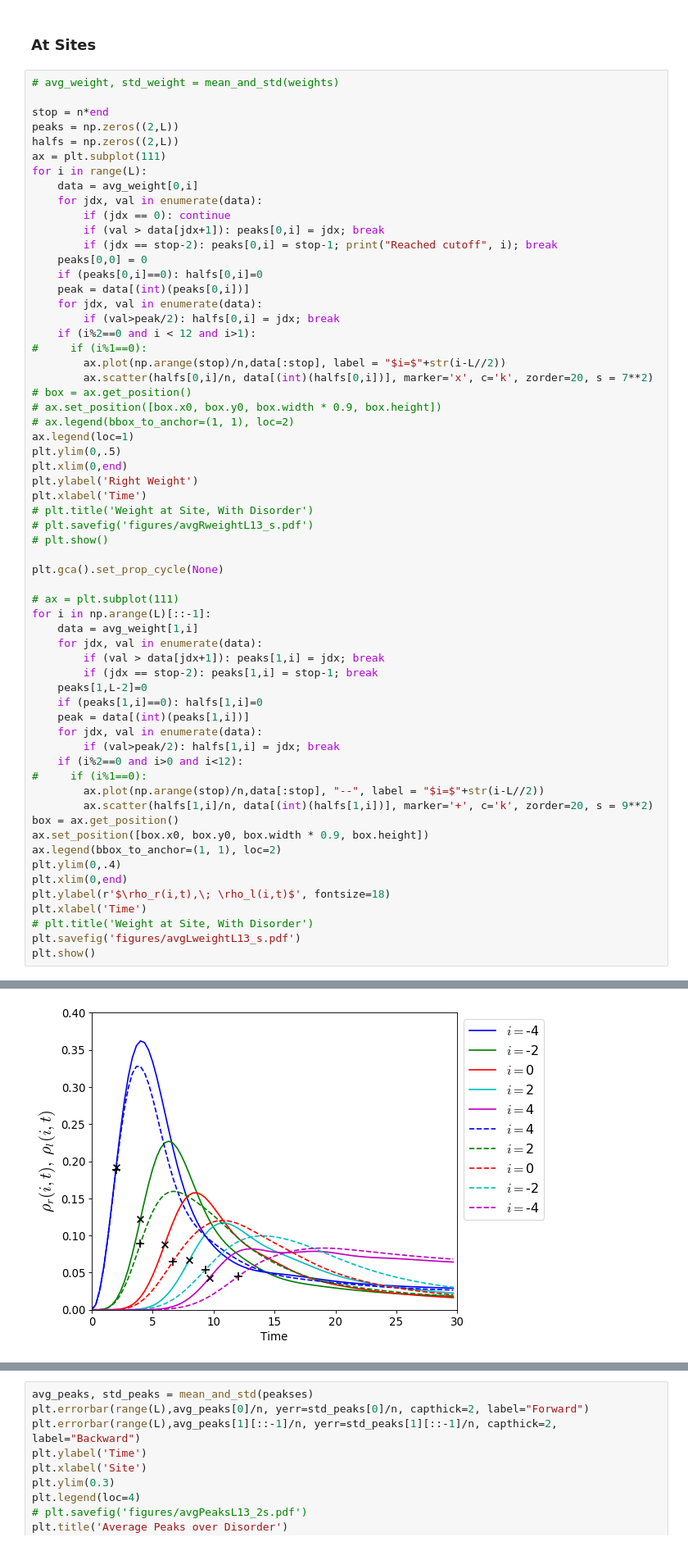
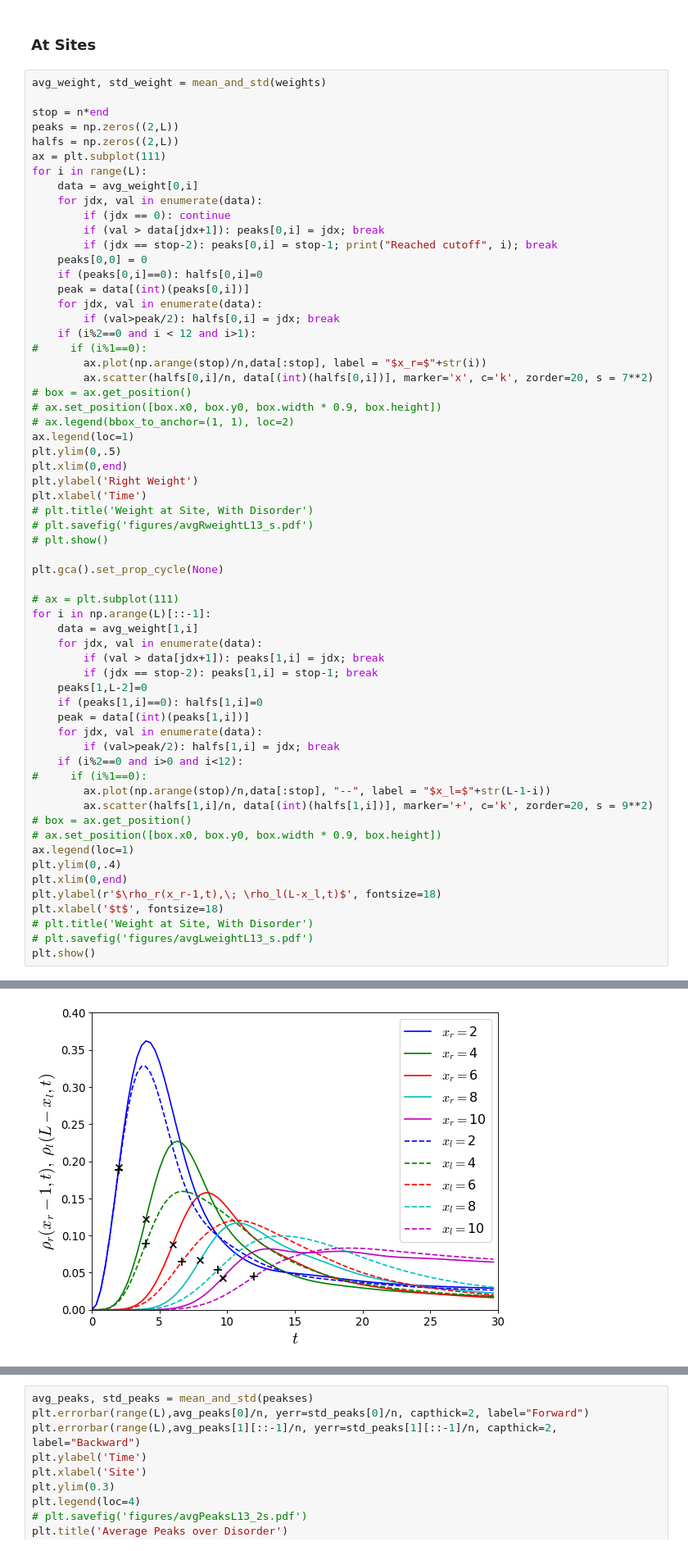
Before and after one commit to cnstahl/Asymmetric, a Jupyter notebook: python/Hamiltonian/Peaks13.ipynb, the cells around one changed output, grey strips where cells are left out. Shown at 82% size. Cells and saved outputs as stored; diff of their text form.

```diff
--- a/python/Hamiltonian/Peaks13.ipynb
+++ b/python/Hamiltonian/Peaks13.ipynb
@@ -97,7 +97,7 @@ Reached cutoff 12
 # %% [markdown]
 ### At Sites
 # %%
-# avg_weight, std_weight = mean_and_std(weights)
+avg_weight, std_weight = mean_and_std(weights)
 
 stop = n*end
 peaks = np.zeros((2,L))
@@ -116,7 +116,7 @@ for i in range(L):
         if (val>peak/2): halfs[0,i] = jdx; break
     if (i%2==0 and i < 12 and i>1):
 #     if (i%1==0):
-        ax.plot(np.arange(stop)/n,data[:stop], label = "$i=$"+str(i-L//2))
+        ax.plot(np.arange(stop)/n,data[:stop], label = "$x_r=$"+str(i))
         ax.scatter(halfs[0,i]/n, data[(int)(halfs[0,i])], marker='x', c='k', zorder=20, s = 7**2)
 # box = ax.get_position()
 # ax.set_position([box.x0, box.y0, box.width * 0.9, box.height])
@@ -126,41 +126,41 @@ plt.ylim(0,.5)
 plt.xlim(0,end)
 plt.ylabel('Right Weight')
 plt.xlabel('Time')
 # plt.title('Weight at Site, With Disorder')
 # plt.savefig('figures/avgRweightL13_s.pdf')
 # plt.show()
 
 plt.gca().set_prop_cycle(None)
 
 # ax = plt.subplot(111)
 for i in np.arange(L)[::-1]:
     data = avg_weight[1,i]
     for jdx, val in enumerate(data):
         if (val > data[jdx+1]): peaks[1,i] = jdx; break
         if (jdx == stop-2): peaks[1,i] = stop-1; break
     peaks[1,L-2]=0
     if (peaks[1,i]==0): halfs[1,i]=0
     peak = data[(int)(peaks[1,i])]
     for jdx, val in enumerate(data):
         if (val>peak/2): halfs[1,i] = jdx; break
     if (i%2==0 and i>0 and i<12):
 #     if (i%1==0):
-        ax.plot(np.arange(stop)/n,data[:stop], "--", label = "$i=$"+str(i-L//2))
+        ax.plot(np.arange(stop)/n,data[:stop], "--", label = "$x_l=$"+str(L-1-i))
         ax.scatter(halfs[1,i]/n, data[(int)(halfs[1,i])], marker='+', c='k', zorder=20, s = 9**2)
-box = ax.get_position()
-ax.set_position([box.x0, box.y0, box.width * 0.9, box.height])
-ax.legend(bbox_to_anchor=(1, 1), loc=2)
+# box = ax.get_position()
+# ax.set_position([box.x0, box.y0, box.width * 0.9, box.height])
+ax.legend(loc=1)
 plt.ylim(0,.4)
 plt.xlim(0,end)
-plt.ylabel(r'$\rho_r(i,t),\; \rho_l(i,t)$', fontsize=18)
-plt.xlabel('Time')
+plt.ylabel(r'$\rho_r(x_r-1,t),\; \rho_l(L-x_l,t)$', fontsize=18)
+plt.xlabel('$t$', fontsize=18)
 # plt.title('Weight at Site, With Disorder')
-plt.savefig('figures/avgLweightL13_s.pdf')
+# plt.savefig('figures/avgLweightL13_s.pdf')
 plt.show()
 # %% [output]
 Reached cutoff 11
 Reached cutoff 12
-[figure, old version]
+[figure, new version]
 # %%
 plt.plot(range(L),peaks[0]/n, 'o-', label="Forward")
 plt.plot(range(L),peaks[1][::-1]/n, 'o-', label="Backward")
```
Also changed, not shown: parts of 2 cells of this notebook, 8 other files.
